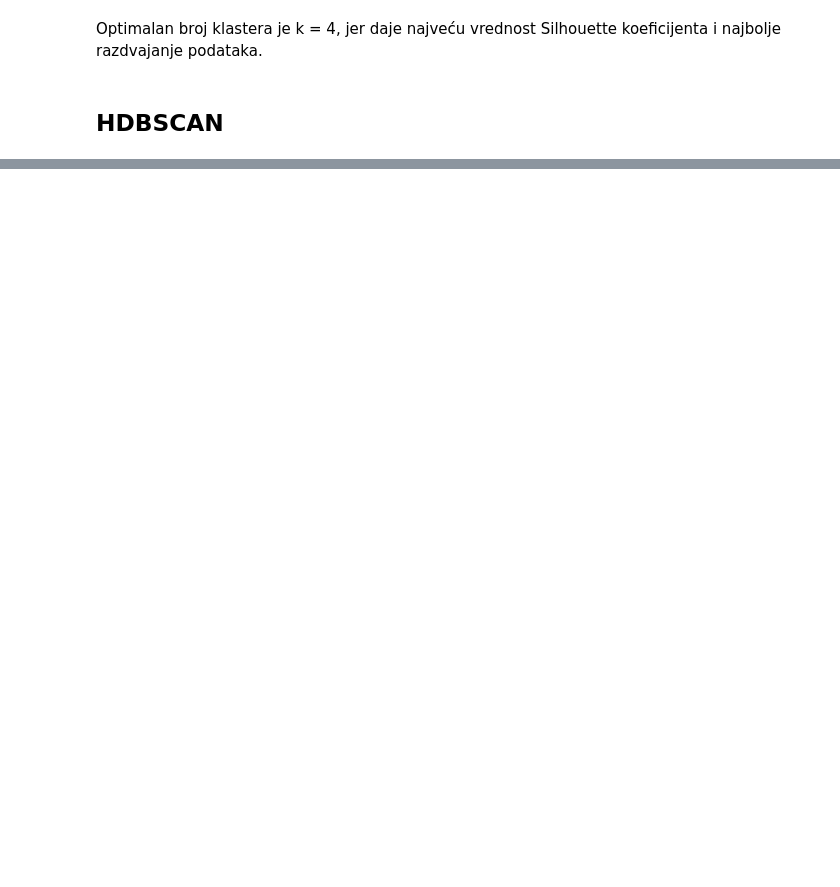
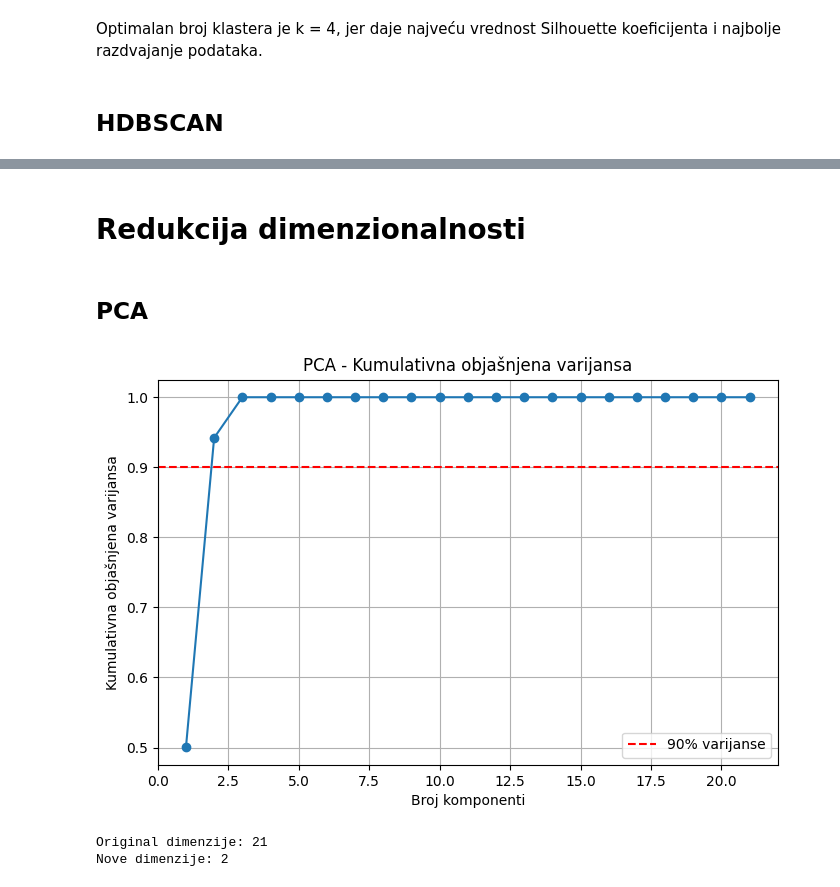
Before and after one commit to Stefan-011/Machine-learning-clustering, a Jupyter notebook: notebook_project.ipynb, the cells around one changed output, grey strips where cells are left out. Drawn from its saved outputs; the diff is of its cells as text; code cells hidden in the pictures; blank space fills up the shorter version.

```diff
--- a/notebook_project.ipynb
+++ b/notebook_project.ipynb
@@ -661,0 +692,33 @@ plt.show()
+# %% [markdown]
+# Redukcija dimenzionalnosti
+# %% [markdown]
+## PCA
+# %%
+from sklearn.decomposition import PCA
+import matplotlib.pyplot as plt
+import numpy as np
+
+pca = PCA()
+pca.fit(data_scaled)
+
+explained_variance = np.cumsum(pca.explained_variance_ratio_)
+
+plt.figure(figsize=(8,5))
+plt.plot(range(1, len(explained_variance)+1), explained_variance, marker='o')
+plt.axhline(y=0.90, color='r', linestyle='--', label='90% varijanse')
+plt.xlabel("Broj komponenti")
+plt.ylabel("Kumulativna objašnjena varijansa")
+plt.title("PCA - Kumulativna objašnjena varijansa")
+plt.legend()
+plt.grid(True)
+plt.show()
+
+pca_opt = PCA(n_components=0.90)
+data_pca = pca_opt.fit_transform(data_scaled)
+
+print("Original dimenzije:", data_scaled.shape[1])
+print("Nove dimenzije:", data_pca.shape[1])
+# %% [output]
+[figure, added]
+Original dimenzije: 21
+Nove dimenzije: 2
```
Also changed, not shown: parts of 25 cells of this notebook.
